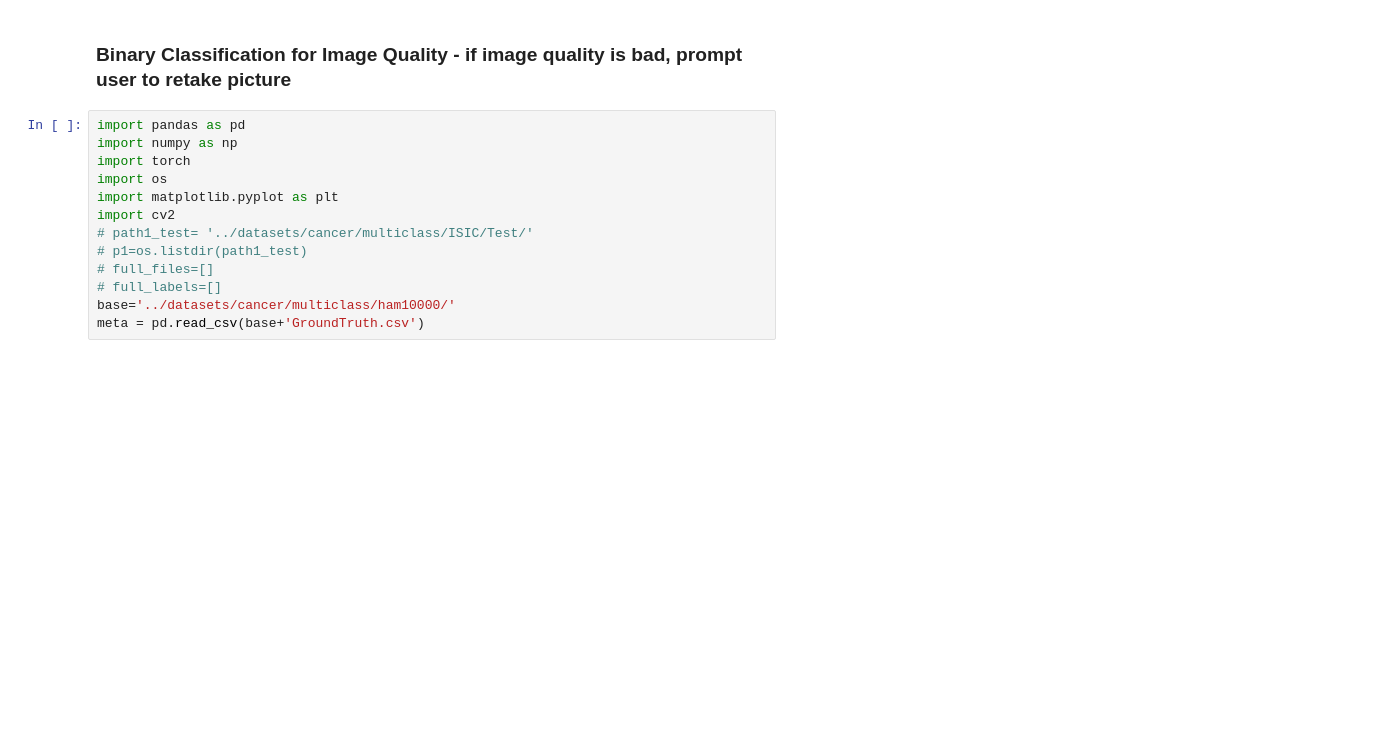
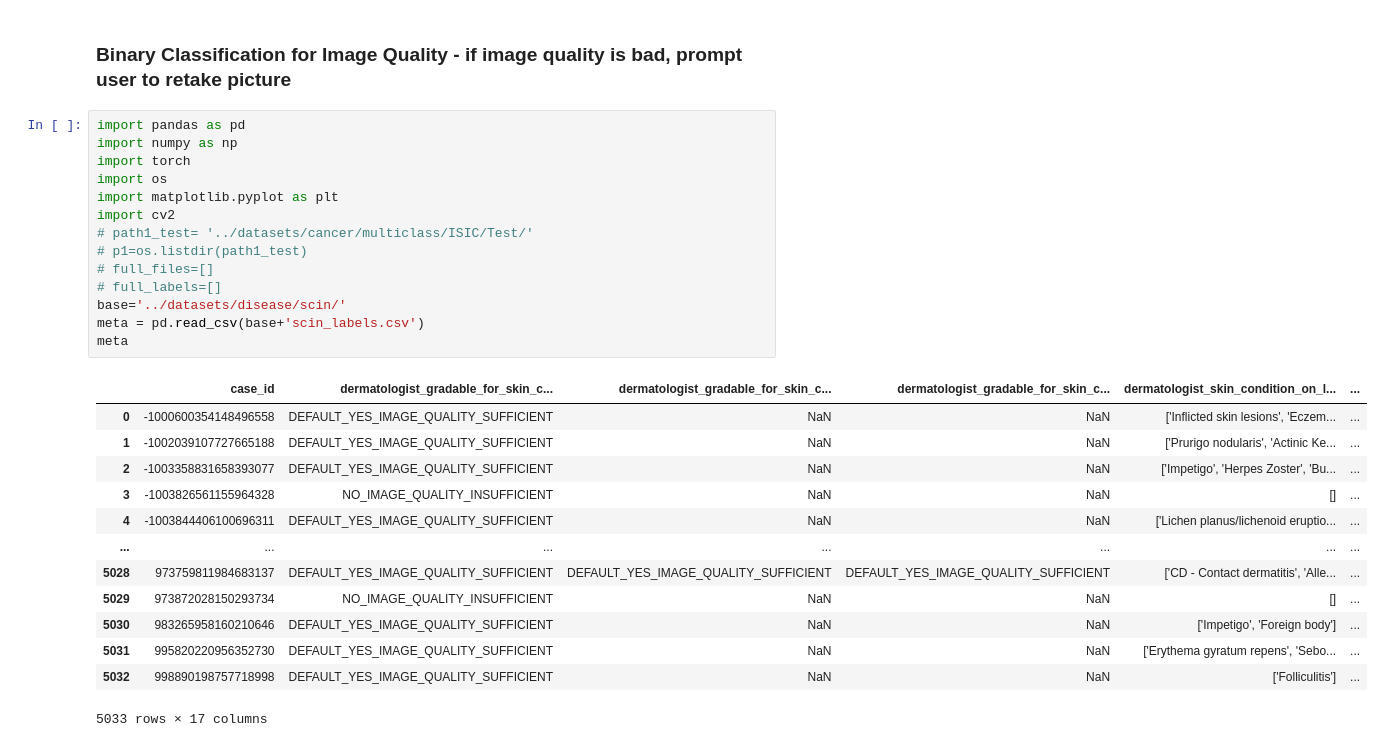
Before and after one commit to mberghouse/SkinScanner, a Jupyter notebook: src/initial_preprocessing_and_training.ipynb, the cells around one changed output. Saved outputs shown, nothing was run; the diff lists cells and outputs as text; blank space fills up the shorter version.

```diff
--- a/src/initial_preprocessing_and_training.ipynb
+++ b/src/initial_preprocessing_and_training.ipynb
@@ -1071,13 +1071,28 @@ For multiclass, only use data with good image quality
 # %%
 import pandas as pd
 import numpy as np
 import torch
 import os
 import matplotlib.pyplot as plt
 import cv2
 # path1_test= '../datasets/cancer/multiclass/ISIC/Test/'
 # p1=os.listdir(path1_test)
 # full_files=[]
 # full_labels=[]
-base='../datasets/cancer/multiclass/ham10000/'
-meta = pd.read_csv(base+'GroundTruth.csv')
+base='../datasets/disease/scin/'
+meta = pd.read_csv(base+'scin_labels.csv')
+meta
+# %% [output]
+|  | case_id | dermatologist_gradable_for_skin_c... | dermatologist_gradable_for_skin_c... | dermatologist_gradable_for_skin_c... | dermatologist_skin_condition_on_l... | ... |
+| 0 | -1000600354148496558 | DEFAULT_YES_IMAGE_QUALITY_SUFFICIENT | NaN | NaN | ['Inflicted skin lesions', 'Eczem... | ... |
+| 1 | -1002039107727665188 | DEFAULT_YES_IMAGE_QUALITY_SUFFICIENT | NaN | NaN | ['Prurigo nodularis', 'Actinic Ke... | ... |
+| 2 | -1003358831658393077 | DEFAULT_YES_IMAGE_QUALITY_SUFFICIENT | NaN | NaN | ['Impetigo', 'Herpes Zoster', 'Bu... | ... |
+| 3 | -1003826561155964328 | NO_IMAGE_QUALITY_INSUFFICIENT | NaN | NaN | [] | ... |
+| 4 | -1003844406100696311 | DEFAULT_YES_IMAGE_QUALITY_SUFFICIENT | NaN | NaN | ['Lichen planus/lichenoid eruptio... | ... |
+| ... | ... | ... | ... | ... | ... | ... |
+| 5028 | 973759811984683137 | DEFAULT_YES_IMAGE_QUALITY_SUFFICIENT | DEFAULT_YES_IMAGE_QUALITY_SUFFICIENT | DEFAULT_YES_IMAGE_QUALITY_SUFFICIENT | ['CD - Contact dermatitis', 'Alle... | ... |
+| 5029 | 973872028150293734 | NO_IMAGE_QUALITY_INSUFFICIENT | NaN | NaN | [] | ... |
+| 5030 | 983265958160210646 | DEFAULT_YES_IMAGE_QUALITY_SUFFICIENT | NaN | NaN | ['Impetigo', 'Foreign body'] | ... |
+| 5031 | 995820220956352730 | DEFAULT_YES_IMAGE_QUALITY_SUFFICIENT | NaN | NaN | ['Erythema gyratum repens', 'Sebo... | ... |
+| 5032 | 998890198757718998 | DEFAULT_YES_IMAGE_QUALITY_SUFFICIENT | NaN | NaN | ['Folliculitis'] | ... |
+5033 rows × 17 columns
```
Also changed, not shown: parts of 20 cells of this notebook, 3 other files.
